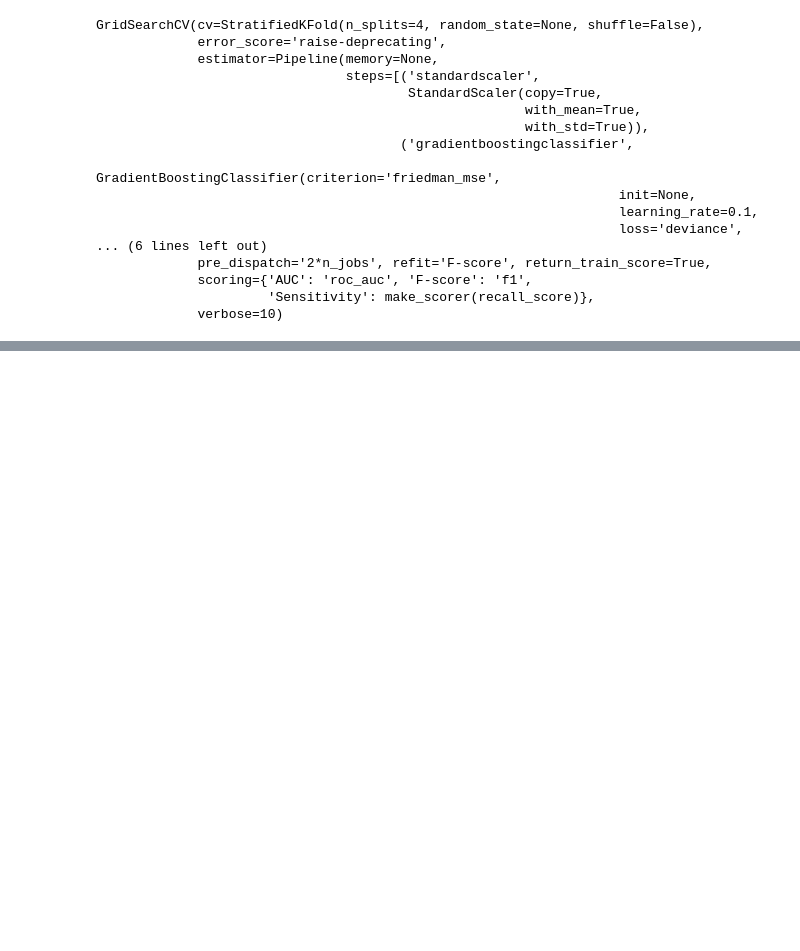
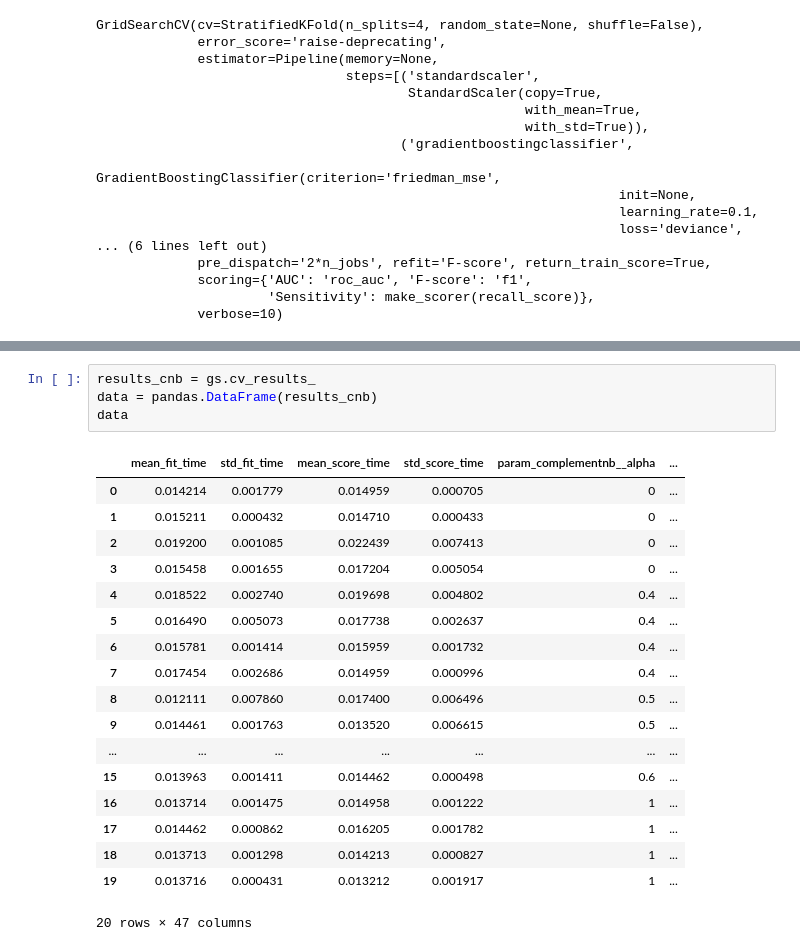
Before and after one commit to lkarol00/simulacion, a Jupyter notebook: Proyecto Semestre.ipynb, the cells around one changed output, grey strips where cells are left out. Cells and saved outputs as stored; diff of their text form; blank space fills up the shorter version.

```diff
--- a/Proyecto Semestre.ipynb
+++ b/Proyecto Semestre.ipynb
@@ -1246,0 +1327,23 @@ table_gbt_new
+# %%
+results_cnb = gs.cv_results_
+data = pandas.DataFrame(results_cnb)
+data
+# %% [output]
+|  | mean_fit_time | std_fit_time | mean_score_time | std_score_time | param_complementnb__alpha | ... |
+| 0 | 0.014214 | 0.001779 | 0.014959 | 0.000705 | 0 | ... |
+| 1 | 0.015211 | 0.000432 | 0.014710 | 0.000433 | 0 | ... |
+| 2 | 0.019200 | 0.001085 | 0.022439 | 0.007413 | 0 | ... |
+| 3 | 0.015458 | 0.001655 | 0.017204 | 0.005054 | 0 | ... |
+| 4 | 0.018522 | 0.002740 | 0.019698 | 0.004802 | 0.4 | ... |
+| 5 | 0.016490 | 0.005073 | 0.017738 | 0.002637 | 0.4 | ... |
+| 6 | 0.015781 | 0.001414 | 0.015959 | 0.001732 | 0.4 | ... |
+| 7 | 0.017454 | 0.002686 | 0.014959 | 0.000996 | 0.4 | ... |
+| 8 | 0.012111 | 0.007860 | 0.017400 | 0.006496 | 0.5 | ... |
+| 9 | 0.014461 | 0.001763 | 0.013520 | 0.006615 | 0.5 | ... |
+| ... | ... | ... | ... | ... | ... | ... |
+| 15 | 0.013963 | 0.001411 | 0.014462 | 0.000498 | 0.6 | ... |
+| 16 | 0.013714 | 0.001475 | 0.014958 | 0.001222 | 1 | ... |
+| 17 | 0.014462 | 0.000862 | 0.016205 | 0.001782 | 1 | ... |
+| 18 | 0.013713 | 0.001298 | 0.014213 | 0.000827 | 1 | ... |
+| 19 | 0.013716 | 0.000431 | 0.013212 | 0.001917 | 1 | ... |
+20 rows × 47 columns
```
Also changed, not shown: parts of 25 cells of this notebook.
